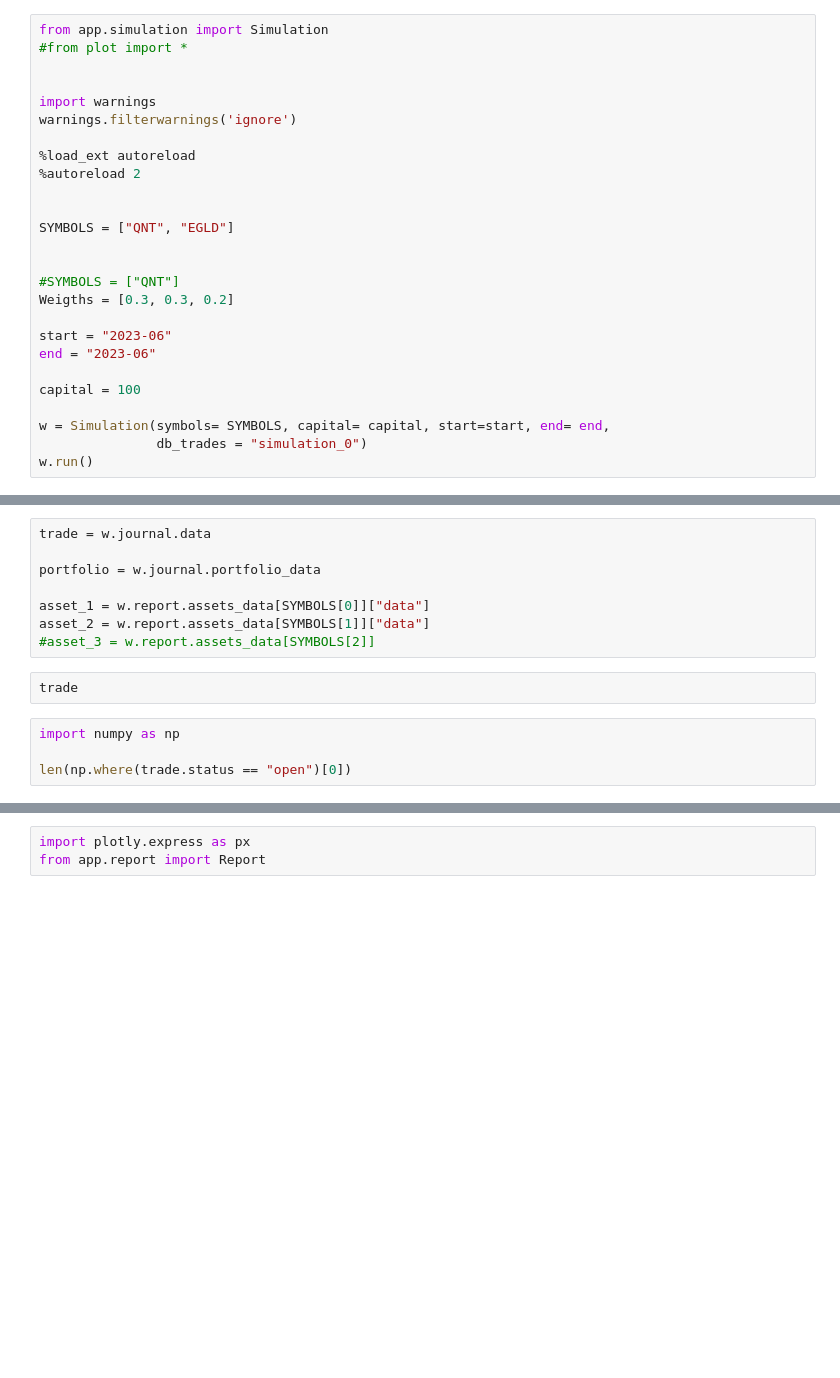
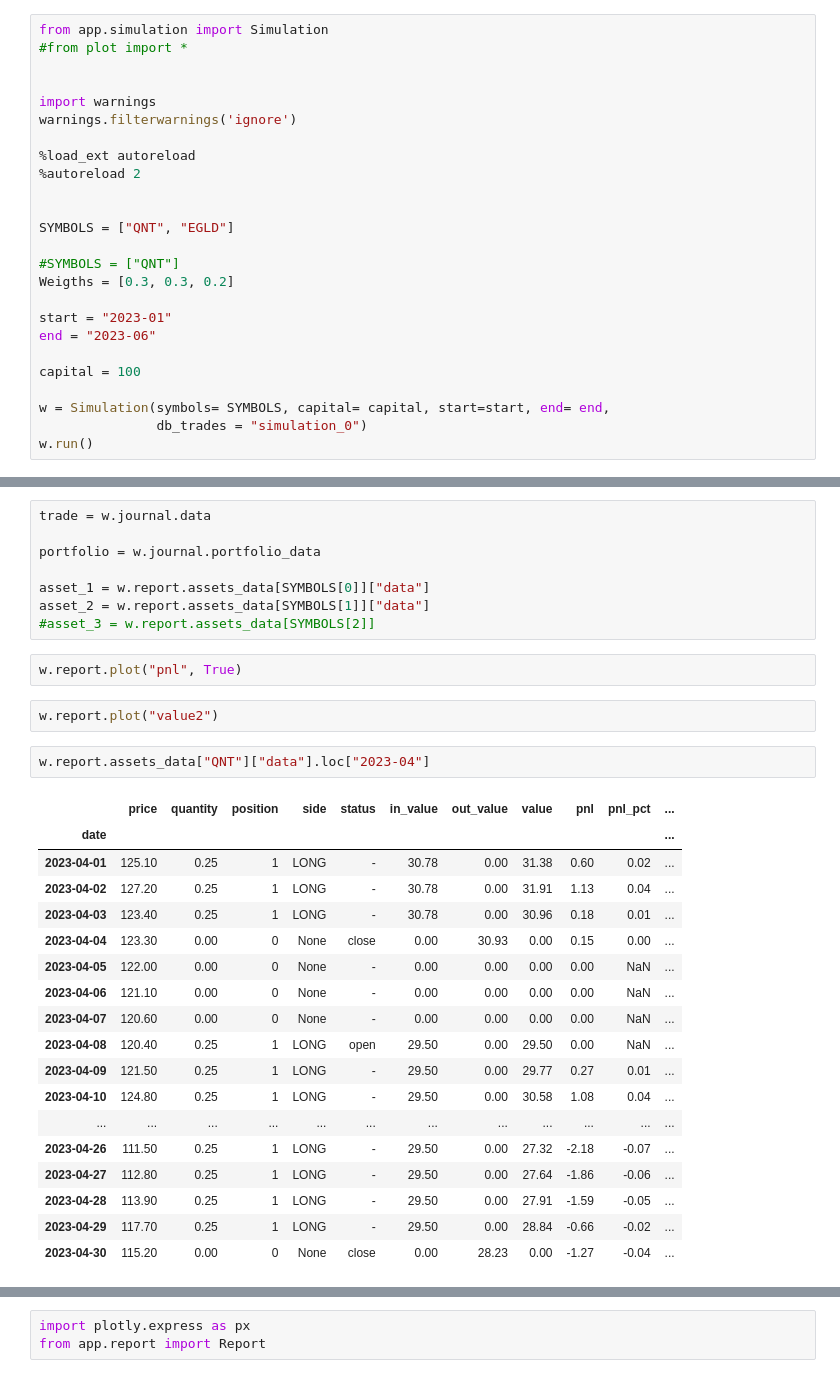
Before and after one commit to cedTrad/WcedSim, a Jupyter notebook: lab.ipynb, the cells around one changed output, grey strips where cells are left out. Drawn from its saved outputs; the diff is of its cells as text; blank space fills up the shorter version.

Commit message:
WcedSim : Reporting

```diff
--- a/lab.ipynb
+++ b/lab.ipynb
@@ -12,11 +12,10 @@ warnings.filterwarnings('ignore')
 
 SYMBOLS = ["QNT", "EGLD"]
 
-
 #SYMBOLS = ["QNT"]
 Weigths = [0.3, 0.3, 0.2]
 
-start = "2023-06"
+start = "2023-01"
 end = "2023-06"
 
 capital = 100
@@ -38,9 +53,28 @@ portfolio = w.journal.portfolio_data
 asset_1 = w.report.assets_data[SYMBOLS[0]]["data"]
 asset_2 = w.report.assets_data[SYMBOLS[1]]["data"]
 #asset_3 = w.report.assets_data[SYMBOLS[2]]
-# %%
-trade
-# %%
-import numpy as np
-
-len(np.where(trade.status == "open")[0])
+# %%
+w.report.plot("pnl", True)
+# %%
+w.report.plot("value2")
+# %%
+w.report.assets_data["QNT"]["data"].loc["2023-04"]
+# %% [output]
+|  | price | quantity | position | side | status | in_value | out_value | value | pnl | pnl_pct | ... |
+| date |  |  |  |  |  |  |  |  |  |  | ... |
+| 2023-04-01 | 125.10 | 0.25 | 1 | LONG | - | 30.78 | 0.00 | 31.38 | 0.60 | 0.02 | ... |
+| 2023-04-02 | 127.20 | 0.25 | 1 | LONG | - | 30.78 | 0.00 | 31.91 | 1.13 | 0.04 | ... |
+| 2023-04-03 | 123.40 | 0.25 | 1 | LONG | - | 30.78 | 0.00 | 30.96 | 0.18 | 0.01 | ... |
+| 2023-04-04 | 123.30 | 0.00 | 0 | None | close | 0.00 | 30.93 | 0.00 | 0.15 | 0.00 | ... |
+| 2023-04-05 | 122.00 | 0.00 | 0 | None | - | 0.00 | 0.00 | 0.00 | 0.00 | NaN | ... |
+| 2023-04-06 | 121.10 | 0.00 | 0 | None | - | 0.00 | 0.00 | 0.00 | 0.00 | NaN | ... |
+| 2023-04-07 | 120.60 | 0.00 | 0 | None | - | 0.00 | 0.00 | 0.00 | 0.00 | NaN | ... |
+| 2023-04-08 | 120.40 | 0.25 | 1 | LONG | open | 29.50 | 0.00 | 29.50 | 0.00 | NaN | ... |
+| 2023-04-09 | 121.50 | 0.25 | 1 | LONG | - | 29.50 | 0.00 | 29.77 | 0.27 | 0.01 | ... |
+| 2023-04-10 | 124.80 | 0.25 | 1 | LONG | - | 29.50 | 0.00 | 30.58 | 1.08 | 0.04 | ... |
+| ... | ... | ... | ... | ... | ... | ... | ... | ... | ... | ... | ... |
+| 2023-04-26 | 111.50 | 0.25 | 1 | LONG | - | 29.50 | 0.00 | 27.32 | -2.18 | -0.07 | ... |
+| 2023-04-27 | 112.80 | 0.25 | 1 | LONG | - | 29.50 | 0.00 | 27.64 | -1.86 | -0.06 | ... |
+| 2023-04-28 | 113.90 | 0.25 | 1 | LONG | - | 29.50 | 0.00 | 27.91 | -1.59 | -0.05 | ... |
+| 2023-04-29 | 117.70 | 0.25 | 1 | LONG | - | 29.50 | 0.00 | 28.84 | -0.66 | -0.02 | ... |
+| 2023-04-30 | 115.20 | 0.00 | 0 | None | close | 0.00 | 28.23 | 0.00 | -1.27 | -0.04 | ... |
```
Also changed, not shown: parts of 4 cells of this notebook, 15 other files.
